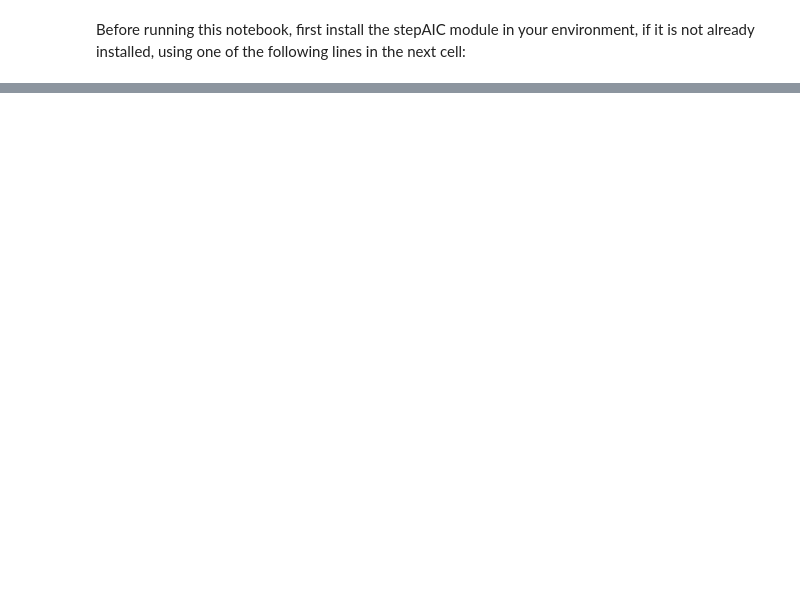
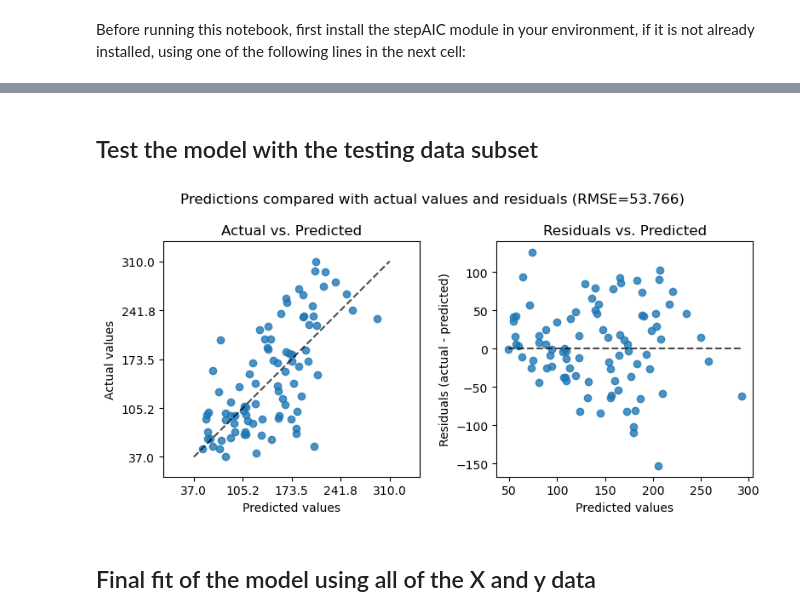
Before and after one commit to gjpelletier/stepAIC, a Jupyter notebook: Example_Ridge_regression.ipynb, the cells around one changed output, grey strips where cells are left out. Cells and saved outputs as stored; diff of their text form; code cells hidden in the pictures; blank space fills up the shorter version.

```diff
--- a/Example_Ridge_regression.ipynb
+++ b/Example_Ridge_regression.ipynb
@@ -62,2 +72,13 @@ Next, we will use the **ridge** function in stepAIC to fit the Ridge regression
+# %% [markdown]
+## Test the model with the testing data subset
+# %%
+from stepAIC import plot_predictions_from_test
+fig = plot_predictions_from_test(
+    train_model['RidgeCV'], X_test, y_test, scaler=train_output['scaler'])
+fig.savefig("RidgeCV_predictions_test.png", dpi=300)
+# %% [output]
+[figure, added]
+# %% [markdown]
+## Final fit of the model using all of the X and y data
 # %%
 from stepAIC import ridge
```
Also changed, not shown: parts of 13 cells of this notebook, 1 other file.
